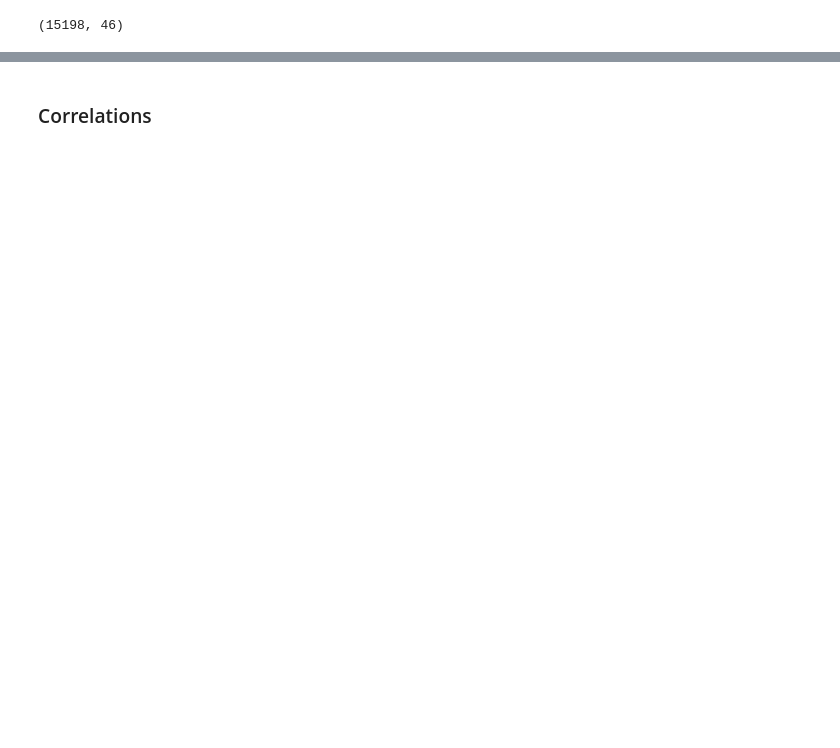
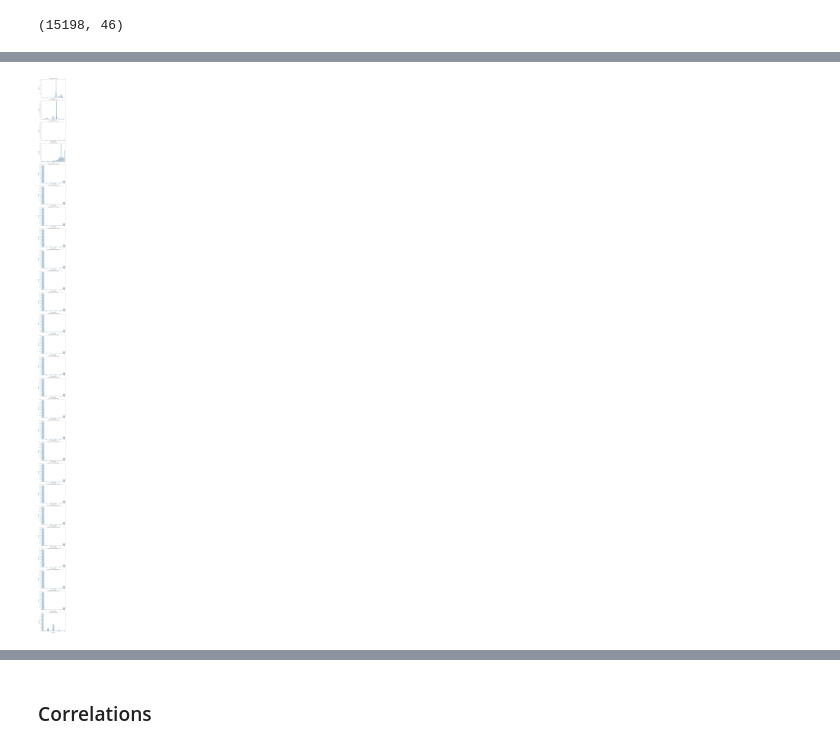
Before and after one commit to kowalskihubert/Google-Places-Clustering, a Jupyter notebook: google_places_EDA.ipynb, the cells around one changed output, grey strips where cells are left out. Drawn from its saved outputs; the diff is of its cells as text; code cells hidden in the pictures; blank space fills up the shorter version.

Commit message:
Distributions, more correlations

```diff
--- a/google_places_EDA.ipynb
+++ b/google_places_EDA.ipynb
@@ -384,0 +411,19 @@ data.shape
+# %%
+# Wybór zmiennych numerycznych
+numeric_columns = data.select_dtypes(include=['int64', 'float64']).columns
+
+# Utworzenie siatki wykresów
+fig, axes = plt.subplots(nrows=len(numeric_columns), ncols=1, figsize=(8, 6 * len(numeric_columns)))
+
+# Iteracja po każdej zmiennej numerycznej
+for i, col in enumerate(numeric_columns):
+    # Tworzenie histogramu dla każdej zmiennej numerycznej
+    sns.histplot(data[col], ax=axes[i], kde=True)
+    axes[i].set_title(f'Distribution of {col}', fontsize=14)
+    axes[i].set_xlabel(col, fontsize=12)
+    axes[i].set_ylabel('Frequency', fontsize=12)
+
+plt.tight_layout()
+plt.show()
+# %% [output]
+[figure, added]
```
Also changed, not shown: parts of 21 cells of this notebook.
